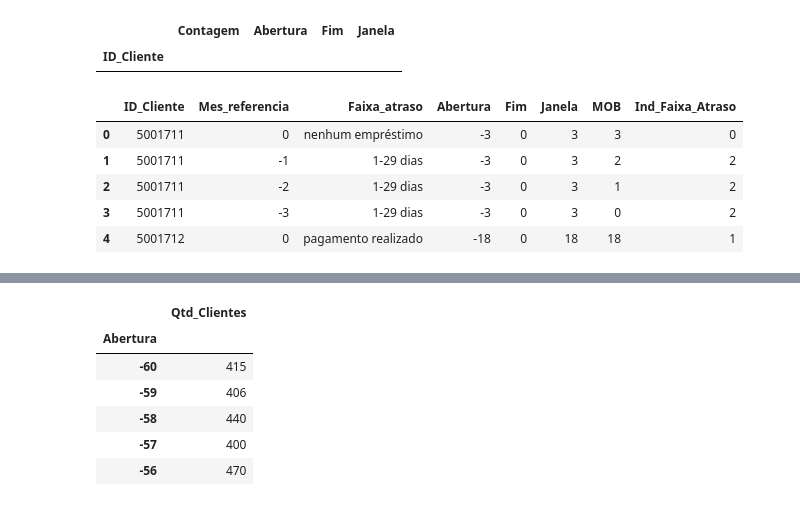
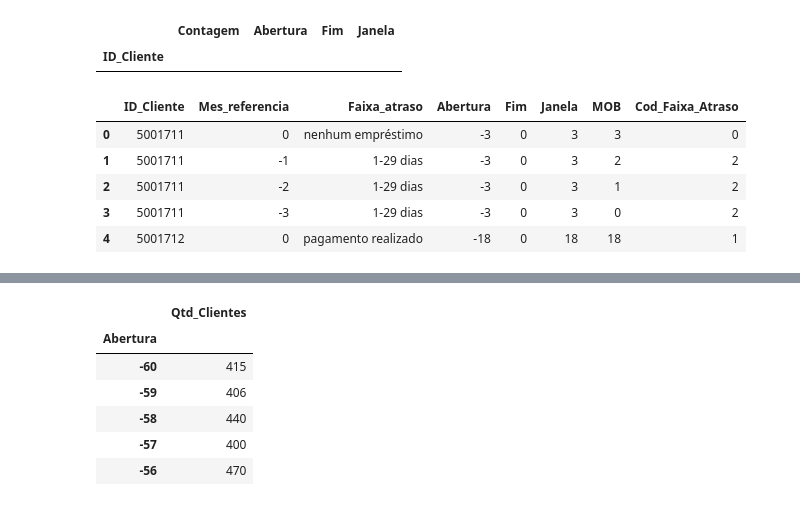
Before and after one commit to ViniciusCastillo/Aprendendo, a Jupyter notebook: ConcessaoCredito.ipynb, the cells around one changed output, grey strips where cells are left out. Drawn from its saved outputs; the diff is of its cells as text; code cells hidden in the pictures.

```diff
--- a/ConcessaoCredito.ipynb
+++ b/ConcessaoCredito.ipynb
@@ -96,10 +97,10 @@ contagem[contagem['Contagem']-contagem['Janela'] != 1]
 # %%
 df_credito = df_credito.join(janela, on='ID_Cliente')
 df_credito['MOB'] = df_credito['Mes_referencia'] - df_credito['Abertura']
-df_credito['Ind_Faixa_Atraso'] = df_credito['Faixa_atraso'].map(faixas_dict)
+df_credito['Cod_Faixa_Atraso'] = df_credito['Faixa_atraso'].map(faixas_dict)
 df_credito.head()
 # %% [output]
-|  | ID_Cliente | Mes_referencia | Faixa_atraso | Abertura | Fim | Janela | MOB | Ind_Faixa_Atraso |
+|  | ID_Cliente | Mes_referencia | Faixa_atraso | Abertura | Fim | Janela | MOB | Cod_Faixa_Atraso |
 | 0 | 5001711 | 0 | nenhum empréstimo | -3 | 0 | 3 | 3 | 0 |
 | 1 | 5001711 | -1 | 1-29 dias | -3 | 0 | 3 | 2 | 2 |
 | 2 | 5001711 | -2 | 1-29 dias | -3 | 0 | 3 | 1 | 2 |
```
Also changed, not shown: parts of 11 cells of this notebook.
